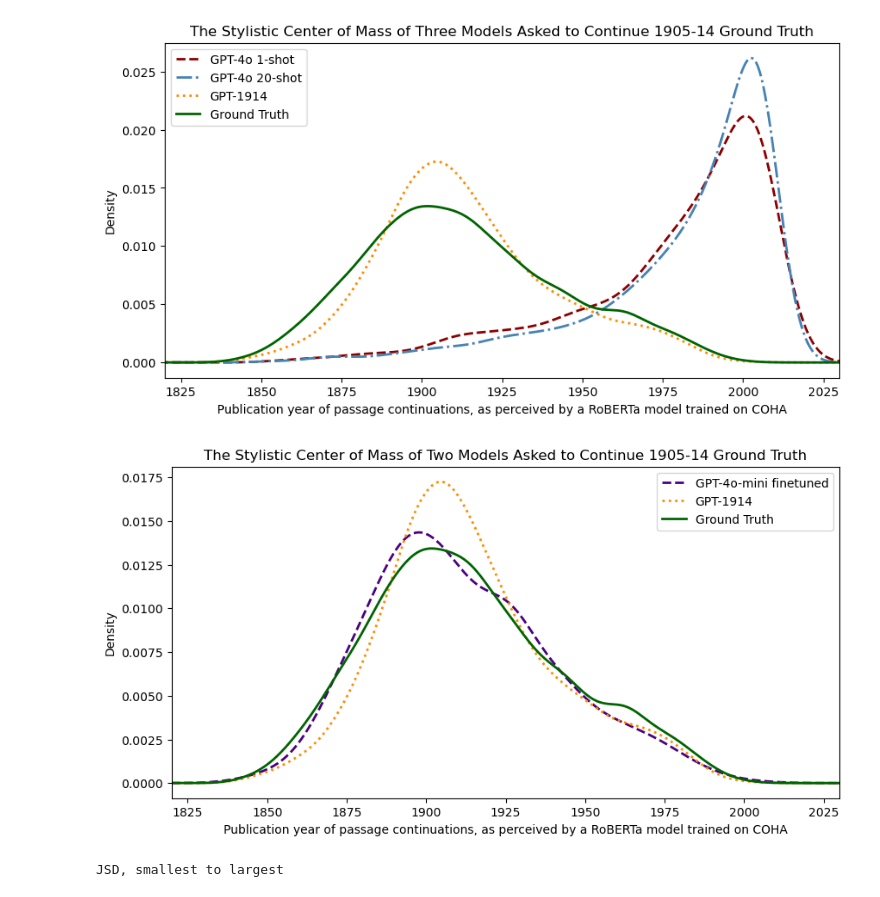
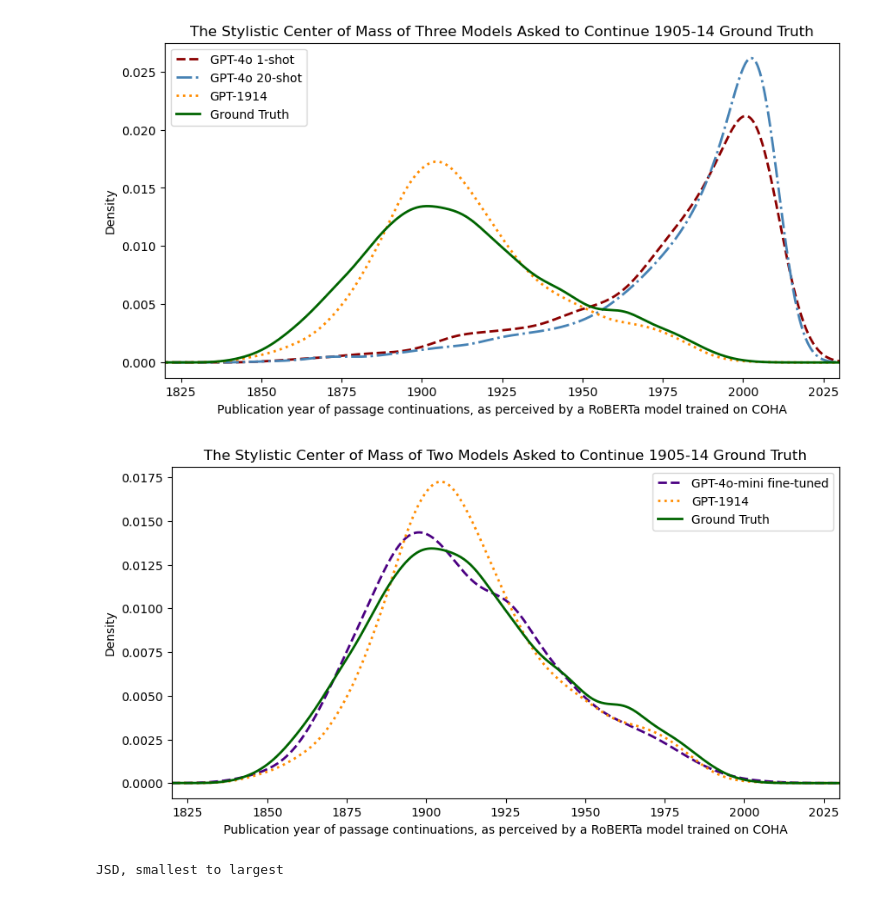
Before and after one commit to Historical-AI-Lab/GPT-1914, a Jupyter notebook: anachronism/VisualizePublicationYears.ipynb, the cells around one changed output. Saved outputs shown, nothing was run; the diff lists cells and outputs as text; code cells hidden in the pictures.

Commit message:
Make fine-tuned label consistent

```diff
--- a/anachronism/VisualizePublicationYears.ipynb
+++ b/anachronism/VisualizePublicationYears.ipynb
@@ -101,25 +101,25 @@ plt.show()
 # %%
 # We plot kernel density estimates of the publication years of all four datasets:
 # the GPT-3.5 dataset, the GPT-4o dataset, the GPT-1914 dataset, and the ground truth dataset.
 # Since real publication years don't extend below 1850 or above 2020, we limit the x-axis to this range.
 
 plt.figure(figsize=(10, 5))
-finetune['prediction'].plot(kind='kde', label='GPT-4o-mini finetuned', linestyle='--', linewidth=2, color='indigo')
+finetune['prediction'].plot(kind='kde', label='GPT-4o-mini fine-tuned', linestyle='--', linewidth=2, color='indigo')
 gpt1914['prediction'].plot(kind='kde', label='GPT-1914', linestyle=':', linewidth=2, color='darkorange')
 groundtruth['prediction'].plot(kind='kde', label='Ground Truth', linestyle='solid', linewidth=2, color='darkgreen')
 
 plt.xlim(1820, 2030)
 plt.title('The Stylistic Center of Mass of Two Models Asked to Continue 1905-14 Ground Truth')
 plt.xlabel('Publication year of passage continuations, as perceived by a RoBERTa model trained on COHA')
 plt.ylabel('Density')
 plt.legend()
 
 # We export the plot to a file using bbox_inches='tight' to ensure that the legend is not cut off.
 plt.savefig('finetuned_center_of_mass.png', bbox_inches='tight', dpi=300)
 
 plt.show()
 # %% [output]
-[figure, old version]
+[figure, new version]
 # %%
 # load 20-shot data
 
```
Also changed, not shown: 1 other file.
